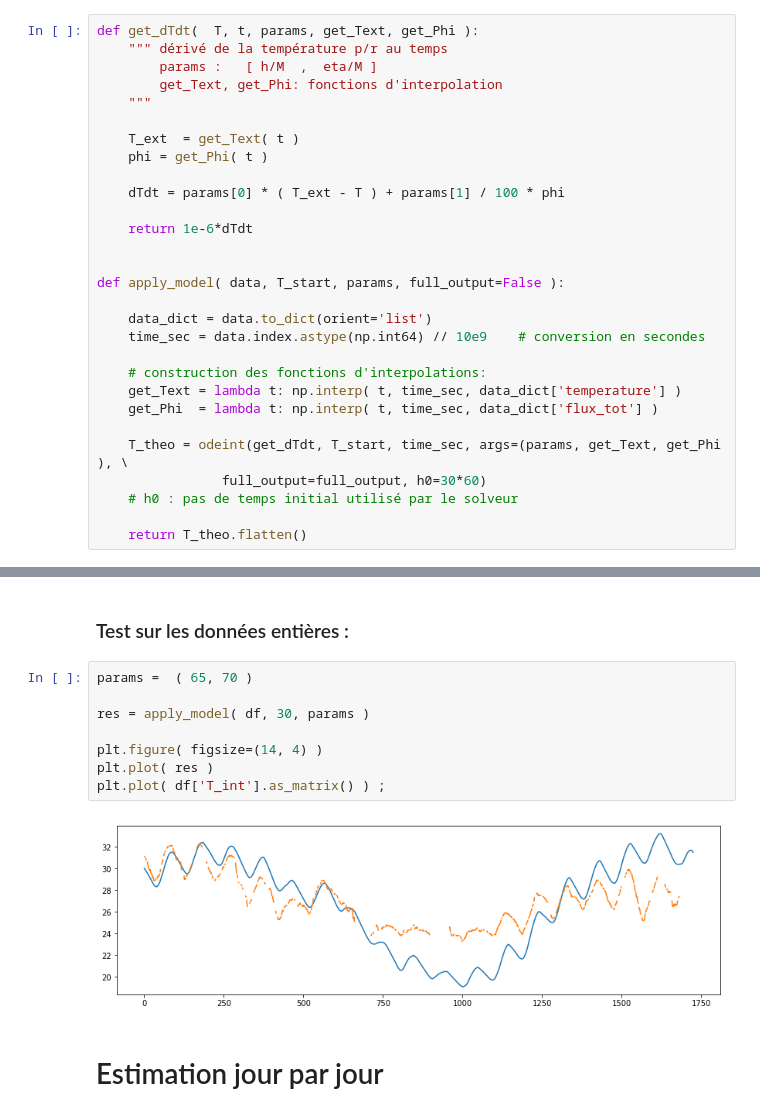
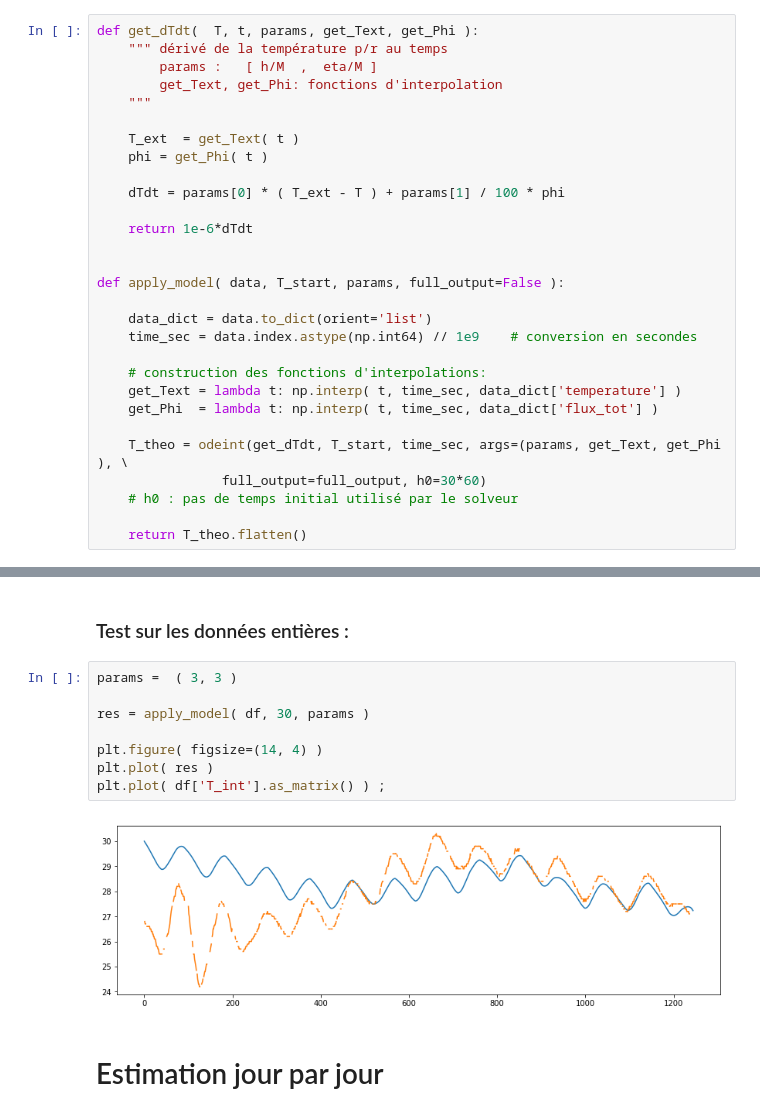
Before and after one commit to xdze2/thermique_appart, a Jupyter notebook: BlackBoxModel02.ipynb, the cells around one changed output, grey strips where cells are left out. Cells and saved outputs as stored; diff of their text form.

```diff
--- a/BlackBoxModel02.ipynb
+++ b/BlackBoxModel02.ipynb
@@ -79,7 +79,7 @@ def get_dTdt(  T, t, params, get_Text, get_Phi ):
 def apply_model( data, T_start, params, full_output=False ):
 
     data_dict = data.to_dict(orient='list')
-    time_sec = data.index.astype(np.int64) // 10e9    # conversion en secondes
+    time_sec = data.index.astype(np.int64) // 1e9    # conversion en secondes
 
     # construction des fonctions d'interpolations:
     get_Text = lambda t: np.interp( t, time_sec, data_dict['temperature'] )
@@ -95,15 +95,15 @@ def apply_model( data, T_start, params, full_output=False ):
 # %% [markdown]
 ### Test sur les données entières :
 # %%
-params =  ( 65, 70 )
+params =  ( 3, 3 )
 
 res = apply_model( df, 30, params )
 
 plt.figure( figsize=(14, 4) )
 plt.plot( res )
 plt.plot( df['T_int'].as_matrix() ) ;
 # %% [output]
-[figure, old version]
+[figure, new version]
 # %% [markdown]
 # Estimation jour par jour
 # %% [markdown]
```
Also changed, not shown: parts of 14 cells of this notebook.
